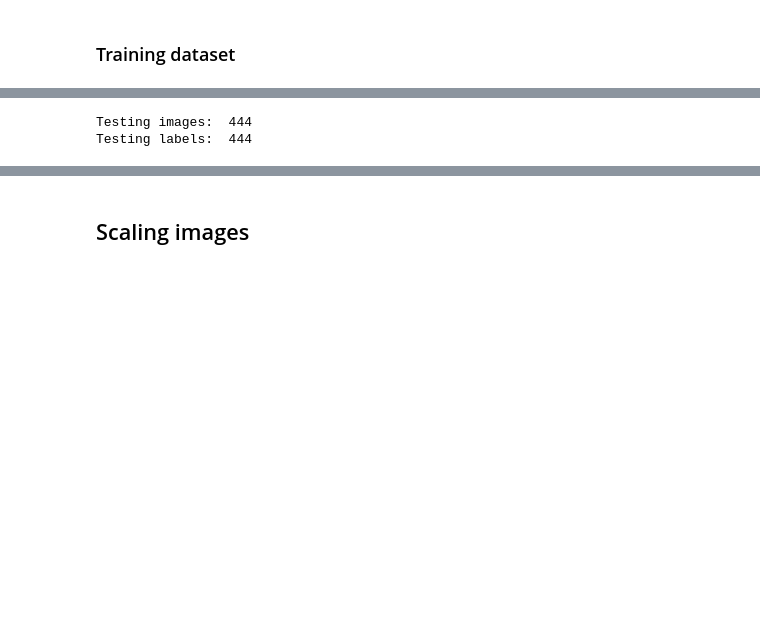
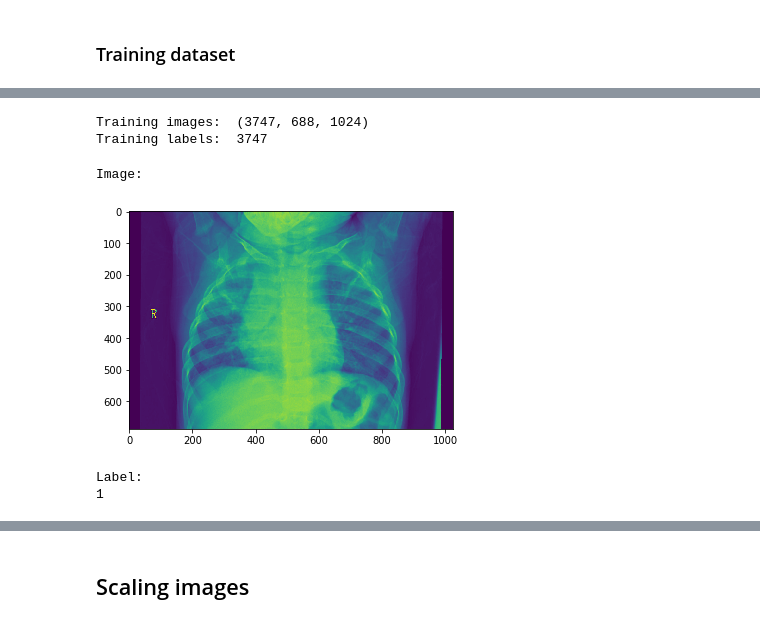
Before and after one commit to khyatimahajan/ml_project_fall_2019, a Jupyter notebook: Step 2 - trying out keras.ipynb, the cells around one changed output, grey strips where cells are left out. Drawn from its saved outputs; the diff is of its cells as text; code cells hidden in the pictures; blank space fills up the shorter version.

```diff
--- a/Step 2 - trying out keras.ipynb
+++ b/Step 2 - trying out keras.ipynb
@@ -105,43 +23,37 @@ Validation labels:  13
-# %%
-dirImage = 'chest_xray_pneumonia/test/'
-
-filenames_normal = []
-filenames_normal += glob.glob(dirImage+"NORMAL/*")
-
-filenames_penumonia = []
-filenames_penumonia += glob.glob(dirImage+"PNEUMONIA/*")
-
-test_images = []
-test_labels = []
-
-
-for file in filenames_normal:
-    img = np.asarray(cv.imread(file, 0))
-    test_images.append(img)
-    test_labels.append(0)
-
-for file in filenames_penumonia:
-    img = np.asarray(cv.imread(file, 0))
-    test_images.append(img)
-    test_labels.append(1)
-
-test_images = np.asarray(test_images)
-
-test_selected_indices = []
-for i in range(len(test_images)):
-    if test_images[i].shape[0] >= 688 and test_images[i].shape[1] >= 1024:
-        test_selected_indices.append(i)
-
-test_images_selected = np.copy(test_images[test_selected_indices])
-test_labels_selected = list(map(test_labels.__getitem__, test_selected_indices))
-print('Testing images: ', len(test_images_selected))
-print('Testing labels: ', len(test_labels_selected))
-
-for i in range(len(test_images_selected)):
-    test_images_selected[i].resize((688, 1024), refcheck=False)
-
-test_labels_selected = np.asarray(test_labels_selected)
-test_images_selected.resize((444, 688, 1024), refcheck=False)
-# %% [output]
-Testing images:  444
-Testing labels:  444
+# %%
+dirImage = 'chest_xray_pneumonia/selected_dataset/'
+
+filenames_train = []
+filenames_train += glob.glob(dirImage+"training/*.jpg")
+
+train_images = []
+for file in filenames_train:
+    img = np.asarray(cv.imread(file, 0))
+    train_images.append(img)
+
+train_images = np.asarray(train_images)
+
+train_labels = []
+with open(dirImage+'training/training_labels.txt', 'r') as rd:
+    for line in rd:
+        train_labels.append(int(line))
+
+print('Training images: ', train_images.shape)
+print('Training labels: ', len(train_labels))
+# %% [output]
+Training images:  (3747, 688, 1024)
+Training labels:  3747
+# %%
+i = np.random.randint(0, len(train_images))
+
+print('Image: ')
+plt.imshow(train_images[i])
+plt.show()
+
+print('Label: ')
+print(train_labels[i])
+# %% [output]
+Image:
+[figure, added]
+Label:
+1
```
Also changed, not shown: parts of 9 cells of this notebook, 1 other file.
